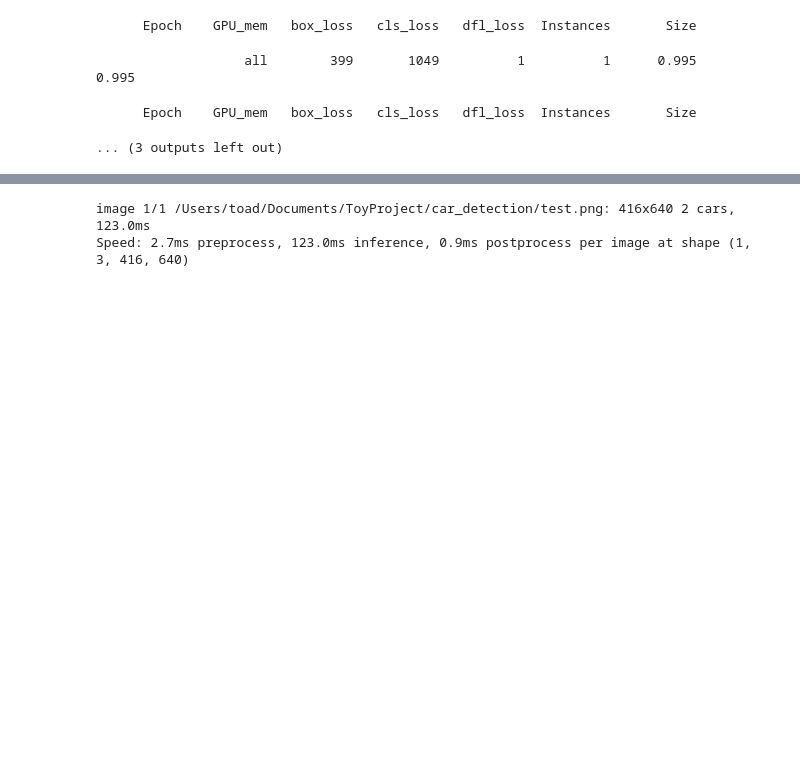
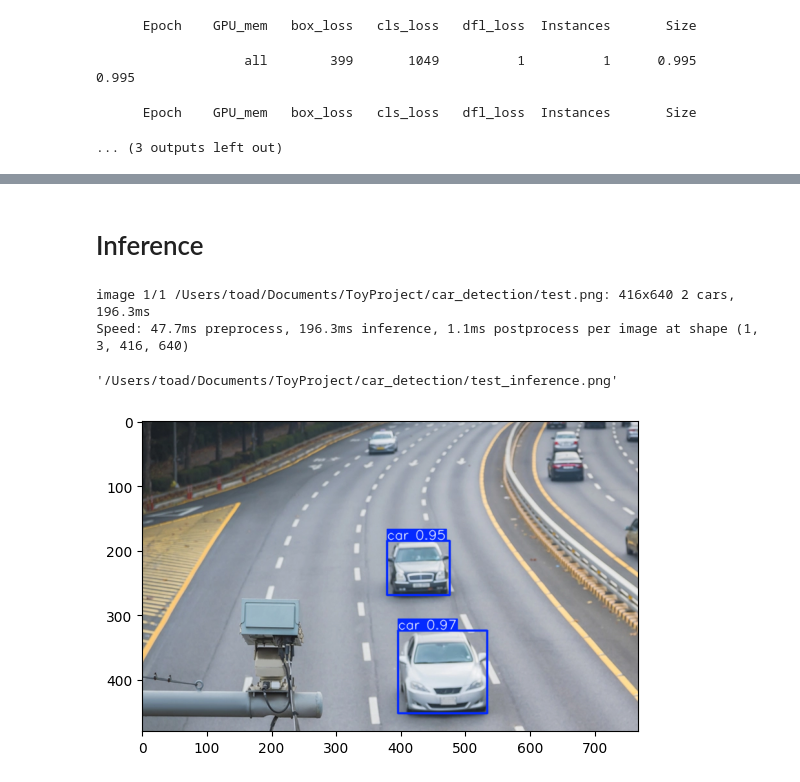
Before and after one commit to LEEINSEO-0118/car_detection, a Jupyter notebook: code/modeling.ipynb, the cells around one changed output, grey strips where cells are left out. Drawn from its saved outputs; the diff is of its cells as text; code cells hidden in the pictures; blank space fills up the shorter version.

Commit message:
feat : Add Test data Performance evaluation

```diff
--- a/code/modeling.ipynb
+++ b/code/modeling.ipynb
@@ -72,3 +99,5 @@ Starting training for 5 epochs...
+# %% [markdown]
+# Inference
 # %%
 source = f'{root}/test.png'
 results = model.predict(
@@ -76,7 +105,8 @@ results = model.predict(
     imgsz=640,
     conf=0.8
 )
-results[0].show()
+results[0].save(f'{root}/test_inference.png')
 # %% [output]
-image 1/1 /Users/toad/Documents/ToyProject/car_detection/test.png: 416x640 2 cars, 123.0ms
-Speed: 2.7ms preprocess, 123.0ms inference, 0.9ms postprocess per image at shape (1, 3, 416, 640)
+image 1/1 /Users/toad/Documents/ToyProject/car_detection/test.png: 416x640 2 cars, 196.3ms
+Speed: 47.7ms preprocess, 196.3ms inference, 1.1ms postprocess per image at shape (1, 3, 416, 640)
+'/Users/toad/Documents/ToyProject/car_detection/test_inference.png'
@@ -84,0 +113,7 @@ results[0].show()
+# %%
+img = cv2.imread(f'{root}/test_inference.png')
+img = cv2.cvtColor(img, cv2.COLOR_BGR2RGB)
+plt.imshow(img)
+plt.show()
+# %% [output]
+[figure, added]
```
Also changed, not shown: parts of 5 cells of this notebook.
